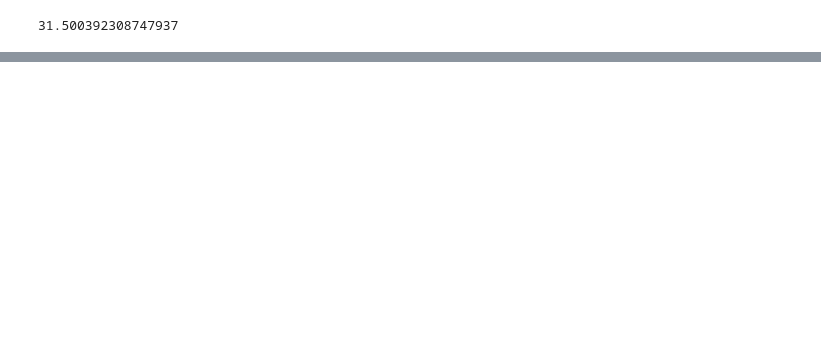
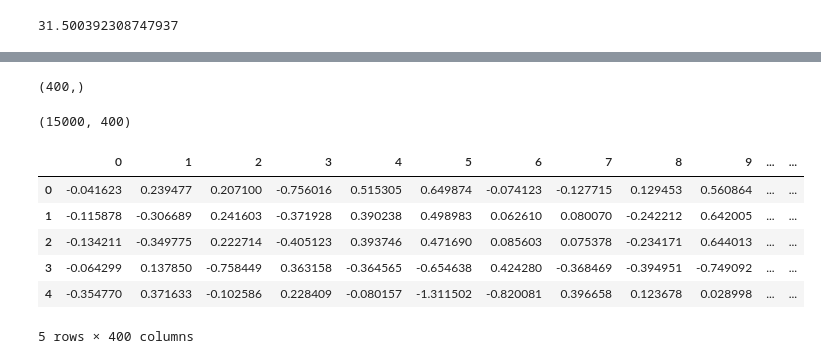
Before and after one commit to goru001/nlp-for-nepali, a Jupyter notebook: language-model/Nepali_Language_Model.ipynb, the cells around one changed output, grey strips where cells are left out. Drawn from its saved outputs; the diff is of its cells as text; code cells hidden in the pictures; blank space fills up the shorter version.

Commit message:
add embedding vectors tsv

```diff
--- a/language-model/Nepali_Language_Model.ipynb
+++ b/language-model/Nepali_Language_Model.ipynb
@@ -213,0 +242,2 @@ np.exp(3.45)
+# %%
+encoder = get_model(learn.model)[0]
@@ -213,0 +248,14 @@ np.exp(3.45)
+# %%
+embeddings = encoder.state_dict()['encoder.weight']
+# %%
+embeddings = np.array(embeddings)
+# %%
+embeddings[0].shape
+# %% [output]
+(400,)
+# %%
+df = pd.DataFrame(embeddings)
+# %%
+df.shape
+# %% [output]
+(15000, 400)
@@ -213,0 +264,10 @@ np.exp(3.45)
+# %%
+df.head()
+# %% [output]
+|  | 0 | 1 | 2 | 3 | 4 | 5 | 6 | 7 | 8 | 9 | ... | ... |
+| 0 | -0.041623 | 0.239477 | 0.207100 | -0.756016 | 0.515305 | 0.649874 | -0.074123 | -0.127715 | 0.129453 | 0.560864 | ... | ... |
+| 1 | -0.115878 | -0.306689 | 0.241603 | -0.371928 | 0.390238 | 0.498983 | 0.062610 | 0.080070 | -0.242212 | 0.642005 | ... | ... |
+| 2 | -0.134211 | -0.349775 | 0.222714 | -0.405123 | 0.393746 | 0.471690 | 0.085603 | 0.075378 | -0.234171 | 0.644013 | ... | ... |
+| 3 | -0.064299 | 0.137850 | -0.758449 | 0.363158 | -0.364565 | -0.654638 | 0.424280 | -0.368469 | -0.394951 | -0.749092 | ... | ... |
+| 4 | -0.354770 | 0.371633 | -0.102586 | 0.228409 | -0.080157 | -1.311502 | -0.820081 | 0.396658 | 0.123678 | 0.028998 | ... | ... |
+5 rows × 400 columns
```
Also changed, not shown: parts of 20 cells of this notebook, 6 other files.
